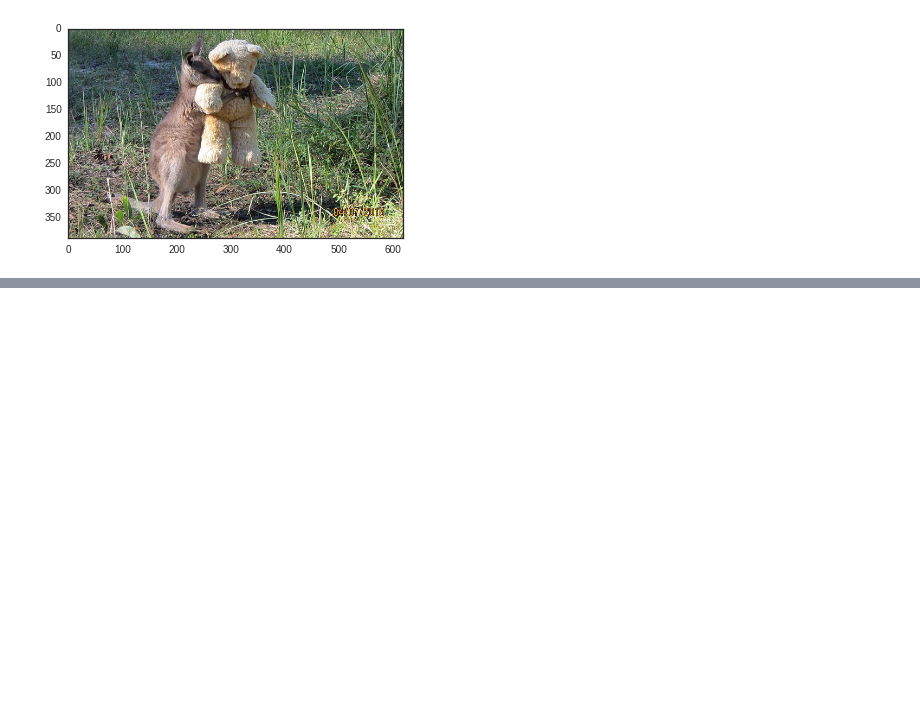
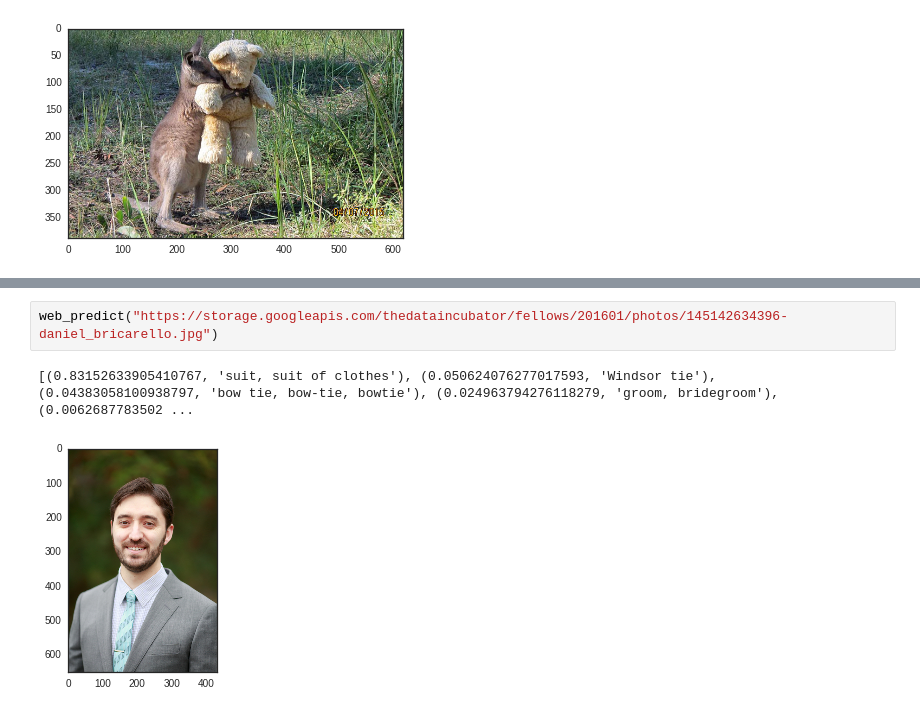
Before and after one commit to Random-Word/nnlecture, a Jupyter notebook: Neural Networks Lecture.ipynb, the cells around one changed output, grey strips where cells are left out. Cells and saved outputs as stored; diff of their text form; blank space fills up the shorter version.

```diff
--- a/Neural Networks Lecture.ipynb
+++ b/Neural Networks Lecture.ipynb
@@ -428,0 +435,5 @@ web_predict("https://i.ytimg.com/vi/S6uQgFxnvwE/maxresdefault.jpg")
+# %%
+web_predict("https://storage.googleapis.com/thedataincubator/fellows/201601/photos/145142634396-daniel_bricarello.jpg")
+# %% [output]
+[(0.83152633905410767, 'suit, suit of clothes'), (0.050624076277017593, 'Windsor tie'), (0.04383058100938797, 'bow tie, bow-tie, bowtie'), (0.024963794276118279, 'groom, bridegroom'), (0.0062687783502 ...
+[figure, added]
```
Also changed, not shown: parts of 6 cells of this notebook.
